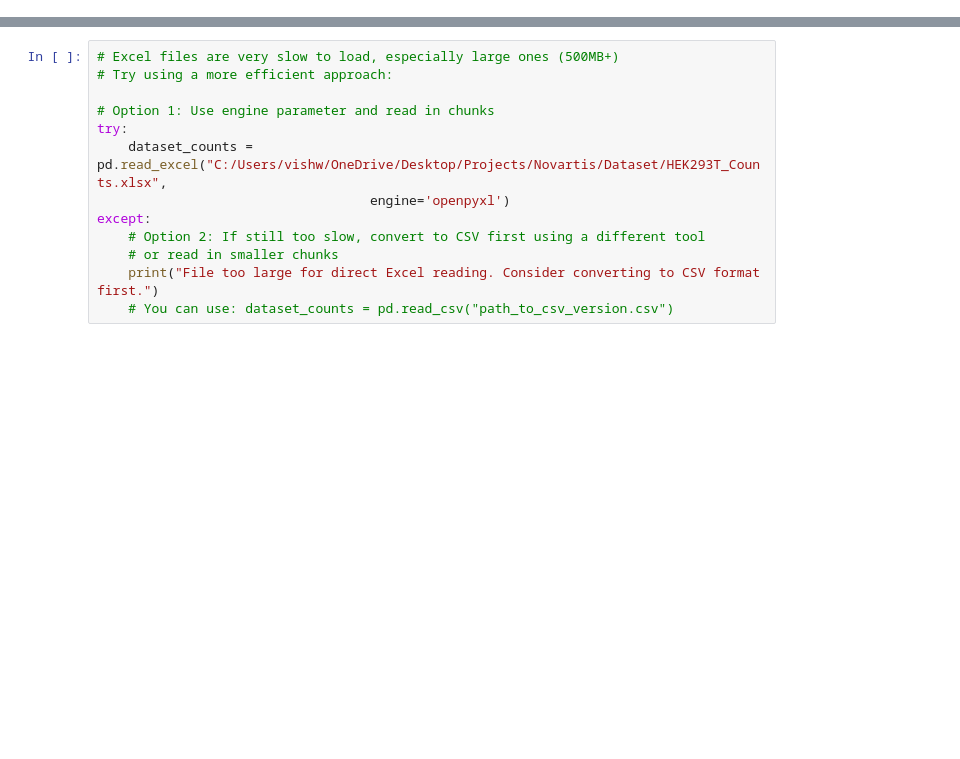
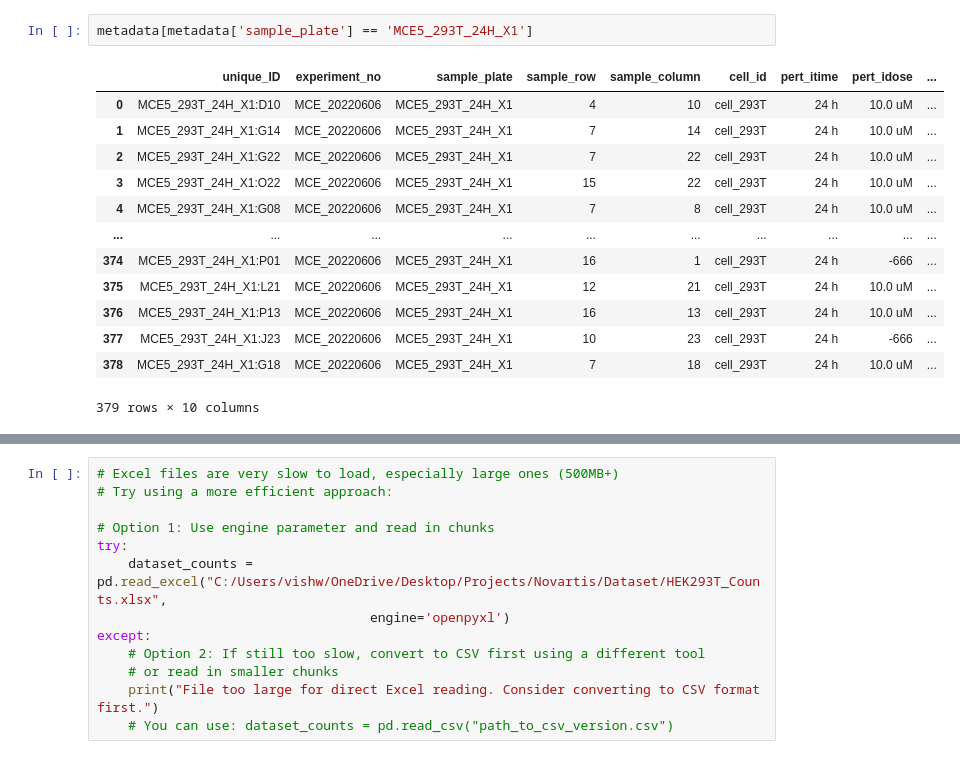
Before and after one commit to SAint7579/Novartis, a Jupyter notebook: Notebooks/visuals.ipynb, the cells around one changed output, grey strips where cells are left out. Saved outputs shown, nothing was run; the diff lists cells and outputs as text; blank space fills up the shorter version.

```diff
--- a/Notebooks/visuals.ipynb
+++ b/Notebooks/visuals.ipynb
@@ -3,0 +155,16 @@ import pandas as pd
+# %%
+metadata[metadata['sample_plate'] == 'MCE5_293T_24H_X1']
+# %% [output]
+|  | unique_ID | experiment_no | sample_plate | sample_row | sample_column | cell_id | pert_itime | pert_idose | ... |
+| 0 | MCE5_293T_24H_X1:D10 | MCE_20220606 | MCE5_293T_24H_X1 | 4 | 10 | cell_293T | 24 h | 10.0 uM | ... |
+| 1 | MCE5_293T_24H_X1:G14 | MCE_20220606 | MCE5_293T_24H_X1 | 7 | 14 | cell_293T | 24 h | 10.0 uM | ... |
+| 2 | MCE5_293T_24H_X1:G22 | MCE_20220606 | MCE5_293T_24H_X1 | 7 | 22 | cell_293T | 24 h | 10.0 uM | ... |
+| 3 | MCE5_293T_24H_X1:O22 | MCE_20220606 | MCE5_293T_24H_X1 | 15 | 22 | cell_293T | 24 h | 10.0 uM | ... |
+| 4 | MCE5_293T_24H_X1:G08 | MCE_20220606 | MCE5_293T_24H_X1 | 7 | 8 | cell_293T | 24 h | 10.0 uM | ... |
+| ... | ... | ... | ... | ... | ... | ... | ... | ... | ... |
+| 374 | MCE5_293T_24H_X1:P01 | MCE_20220606 | MCE5_293T_24H_X1 | 16 | 1 | cell_293T | 24 h | -666 | ... |
+| 375 | MCE5_293T_24H_X1:L21 | MCE_20220606 | MCE5_293T_24H_X1 | 12 | 21 | cell_293T | 24 h | 10.0 uM | ... |
+| 376 | MCE5_293T_24H_X1:P13 | MCE_20220606 | MCE5_293T_24H_X1 | 16 | 13 | cell_293T | 24 h | 10.0 uM | ... |
+| 377 | MCE5_293T_24H_X1:J23 | MCE_20220606 | MCE5_293T_24H_X1 | 10 | 23 | cell_293T | 24 h | -666 | ... |
+| 378 | MCE5_293T_24H_X1:G18 | MCE_20220606 | MCE5_293T_24H_X1 | 7 | 18 | cell_293T | 24 h | 10.0 uM | ... |
+379 rows × 10 columns
```
Also changed, not shown: parts of 14 cells of this notebook, 15 other files.
